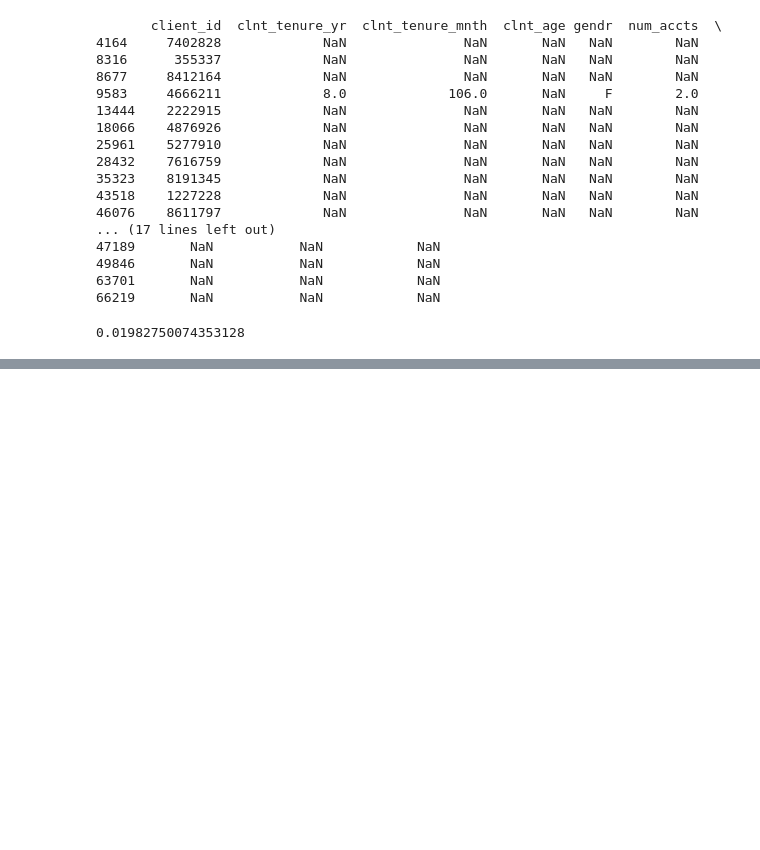
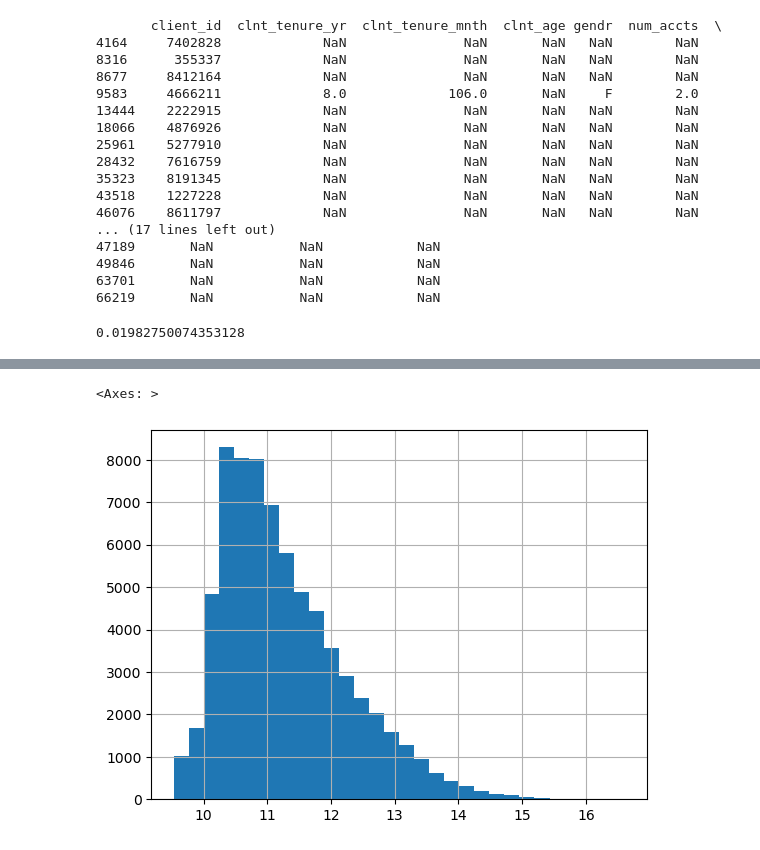
Before and after one commit to amatulghina/vanguard-ab-test, a Jupyter notebook: notebooks/client_profiles.ipynb, the cells around one changed output, grey strips where cells are left out. Drawn from its saved outputs; the diff is of its cells as text; code cells hidden in the pictures; blank space fills up the shorter version.

```diff
--- a/notebooks/client_profiles.ipynb
+++ b/notebooks/client_profiles.ipynb
@@ -127,0 +183,5 @@ df_demo.describe().round(2)
+# %%
+np.log(df_demo['bal']).hist(bins=30)
+# %% [output]
+<Axes: >
+[figure, added]
```
Also changed, not shown: parts of 30 cells of this notebook.
